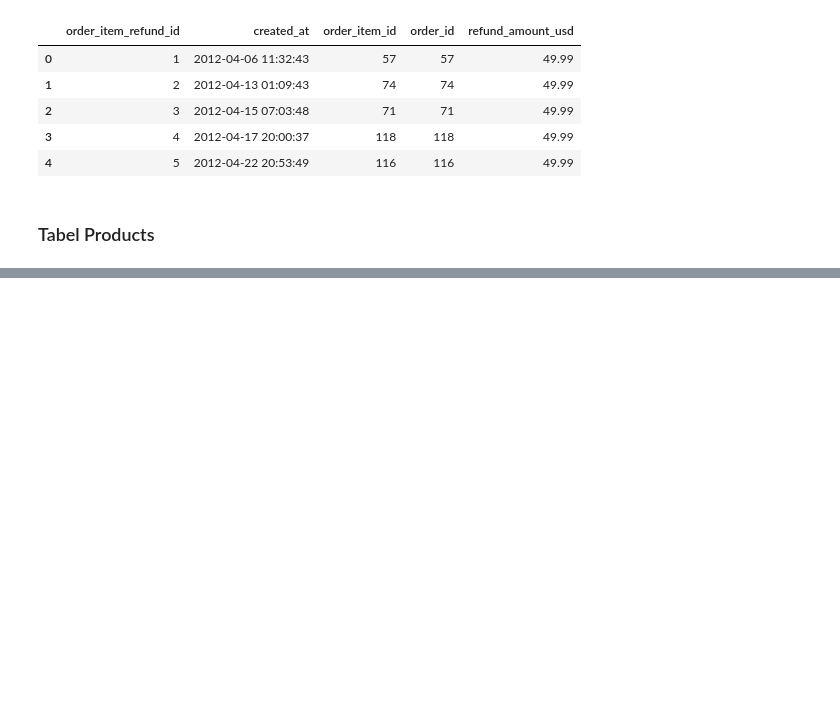
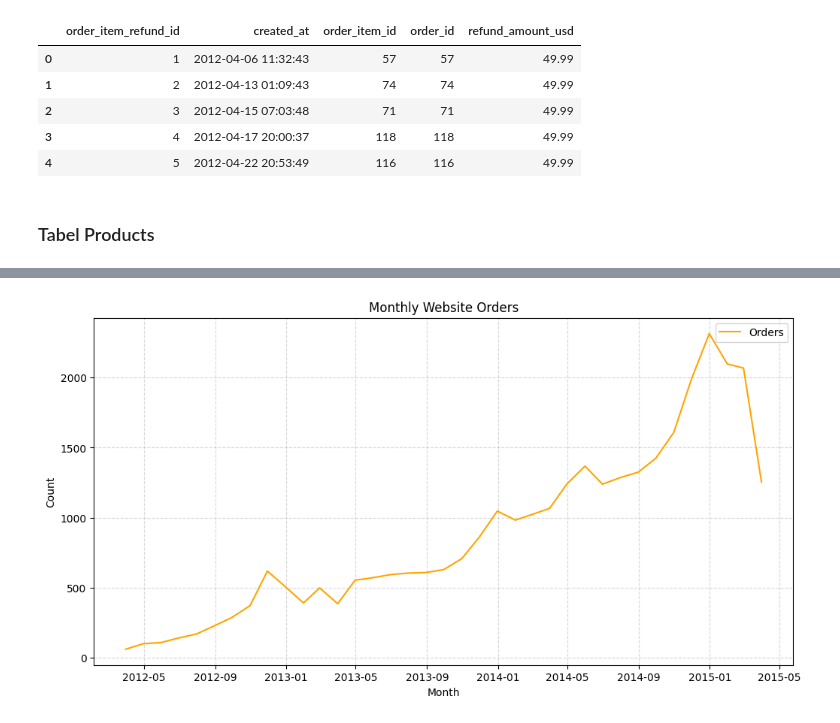
Before and after one commit to valselt/analisis-data-mavenanalytics-toystoreecommercedataset, a Jupyter notebook: Analisis Data Toy Store.ipynb, the cells around one changed output, grey strips where cells are left out. Drawn from its saved outputs; the diff is of its cells as text; code cells hidden in the pictures; blank space fills up the shorter version.

```diff
--- a/Analisis Data Toy Store.ipynb
+++ b/Analisis Data Toy Store.ipynb
@@ -114,0 +882,20 @@ products_df = pd.read_csv("https://raw.githubusercontent.com/valselt/analisis-da
+# %%
+plt.figure(figsize=(12, 6))
+
+plt.plot(
+    monthly_session_orders_toy_df["created_at"],
+    monthly_session_orders_toy_df["total_orders"],
+    label="Orders",
+    color="orange"
+)
+
+plt.title("Monthly Website Orders")
+plt.xlabel("Month")
+plt.ylabel("Count")
+plt.legend()
+
+plt.grid(True, linestyle='--', alpha=0.5)
+
+plt.show()
+# %% [output]
+[figure, added]
```
Also changed, not shown: parts of 178 cells of this notebook.
